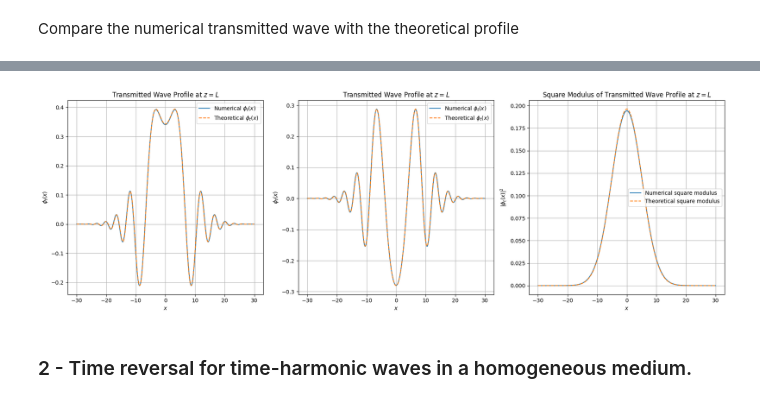
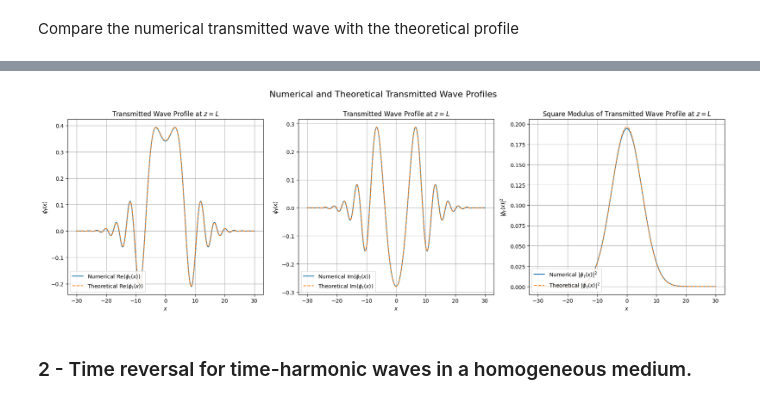
Before and after one commit to cyrielletheobald/mva_inverse_problems, a Jupyter notebook: time_reversal.ipynb, the cells around one changed output, grey strips where cells are left out. Saved outputs shown, nothing was run; the diff lists cells and outputs as text; code cells hidden in the pictures.

```diff
--- a/time_reversal.ipynb
+++ b/time_reversal.ipynb
@@ -81,37 +130,38 @@ phi_t_theoretical_sq_modulus = np.abs(phi_t_theoretical)**2
 # %%
 fig, axs = plt.subplots(1, 3, figsize=(18, 6))
 
 # Transmitted Wave Profile (Real Part)
-axs[0].plot(x, np.real(phi_t), label=r"Numerical $\phi_t(x)$")
-axs[0].plot(x, np.real(phi_t_theoretical), label=r"Theoretical $\phi_t(x)$", linestyle="--")
+axs[0].plot(x, np.real(phi_t), label=r"Numerical $\operatorname{Re}(\phi_t(x))$")
+axs[0].plot(x, np.real(phi_t_theoretical), label=r"Theoretical $\operatorname{Re}(\phi_t(x))$", linestyle="--")
 axs[0].set_xlabel("$x$")
 axs[0].set_ylabel(r"$\phi_t(x)$")
 axs[0].set_title("Transmitted Wave Profile at $z = L$")
-axs[0].legend()
+axs[0].legend(loc = "lower left")
 axs[0].grid(True)
 
 # Imaginary part
-axs[1].plot(x, np.imag(phi_t), label=r"Numerical $\phi_t(x)$")
-axs[1].plot(x, np.imag(phi_t_theoretical), label=r"Theoretical $\phi_t(x)$", linestyle="--")
+axs[1].plot(x, np.imag(phi_t), label=r"Numerical $\operatorname{Im}(\phi_t(x))$")
+axs[1].plot(x, np.imag(phi_t_theoretical), label=r"Theoretical $\operatorname{Im}(\phi_t(x))$", linestyle="--")
 axs[1].set_xlabel("$x$")
 axs[1].set_ylabel(r"$\phi_t(x)$")
 axs[1].set_title("Transmitted Wave Profile at $z = L$")
-axs[1].legend()
+axs[1].legend(loc = "lower left")
 axs[1].grid(True)
 
 # Square Modulus
-axs[2].plot(x, phi_t_sq_modulus, label="Numerical square modulus")
-axs[2].plot(x, phi_t_theoretical_sq_modulus, "--", label="Theoretical square modulus")
+axs[2].plot(x, phi_t_sq_modulus, label=r"Numerical $|\phi_t(x)|^2$")
+axs[2].plot(x, phi_t_theoretical_sq_modulus, "--", label=r"Theoretical $|\phi_t(x)|^2$")
 axs[2].set_xlabel("$x$")
 axs[2].set_ylabel(r"$|\phi_t(x)|^2$")
 axs[2].set_title("Square Modulus of Transmitted Wave Profile at $z = L$")
-axs[2].legend()
+axs[2].legend(loc="lower left")
 axs[2].grid(True)
 
-plt.tight_layout()
+fig.suptitle("Numerical and Theoretical Transmitted Wave Profiles", fontsize=16)
+plt.tight_layout(rect=[0, 0, 1, 0.98])
 plt.show()
 # %% [output]
-[figure, old version]
+[figure, new version]
 # %% [markdown]
 ### 2 - Time reversal for time-harmonic waves in a homogeneous medium.
 # %%
```
Also changed, not shown: parts of 7 cells of this notebook.
